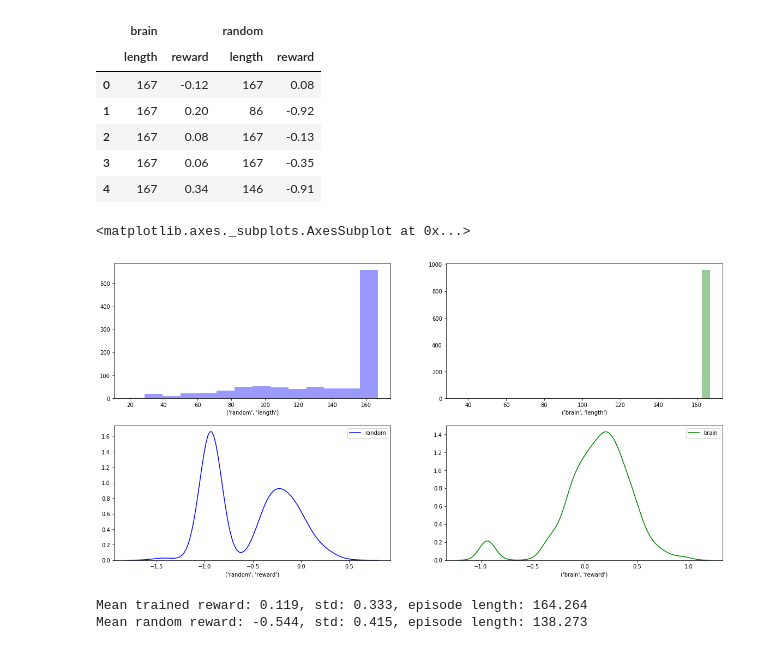
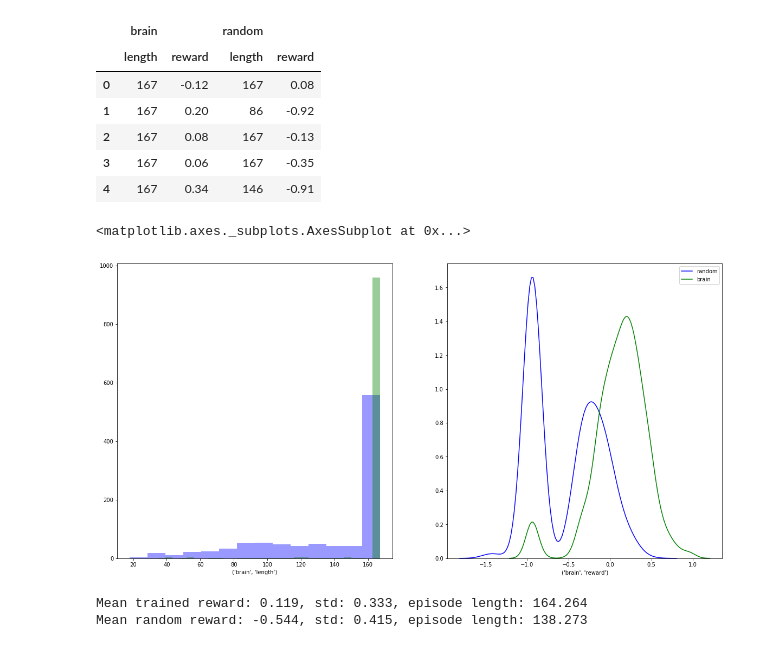
Before and after one commit to fierval/ejik, a Jupyter notebook: drl/Ejik Analysis.ipynb, the cells around one changed output. Drawn from its saved outputs; the diff is of its cells as text; code cells hidden in the pictures.

```diff
--- a/drl/Ejik Analysis.ipynb
+++ b/drl/Ejik Analysis.ipynb
@@ -31,14 +31,14 @@ brain_episode = df.loc[:, ('brain', 'length')]
 brain_reward = df.loc[:, ('brain', 'reward')]
 random_reward = df.loc[:, ('random', 'reward')]
 # %%
-f, axes = plt.subplots(2, 2, figsize=(20, 10))
-sns.distplot(random_episode, hist=True, kde=False, color="b", ax=axes[0, 0], label="random")
-sns.distplot(brain_episode, hist=True,kde=False, color="g", ax=axes[0, 1], label="brain")
-sns.distplot(random_reward, hist=False, color="b", ax=axes[1, 0], label="random")
-sns.distplot(brain_reward, hist=False, color="g", ax=axes[1, 1], label="brain")
+f, axes = plt.subplots(1, 2, figsize=(20, 10))
+sns.distplot(random_episode, hist=True, kde=False, color="b", ax=axes[0], label="random")
+sns.distplot(brain_episode, hist=True,kde=False, color="g", ax=axes[0], label="brain")
+sns.distplot(random_reward, hist=False, color="b", ax=axes[1], label="random")
+sns.distplot(brain_reward, hist=False, color="g", ax=axes[1], label="brain")
 # %% [output]
 <matplotlib.axes._subplots.AxesSubplot at 0x...>
-[figure, old version]
+[figure, new version]
 # %%
 print(f"Mean trained reward: {brain_reward.mean():.3f}, std: {brain_reward.std():.3f}, episode length: {brain_episode.mean():.3f}")
 print(f"Mean random reward: {random_reward.mean():.3f}, std: {random_reward.std():.3f}, episode length: {random_episode.mean():.3f}")
```
